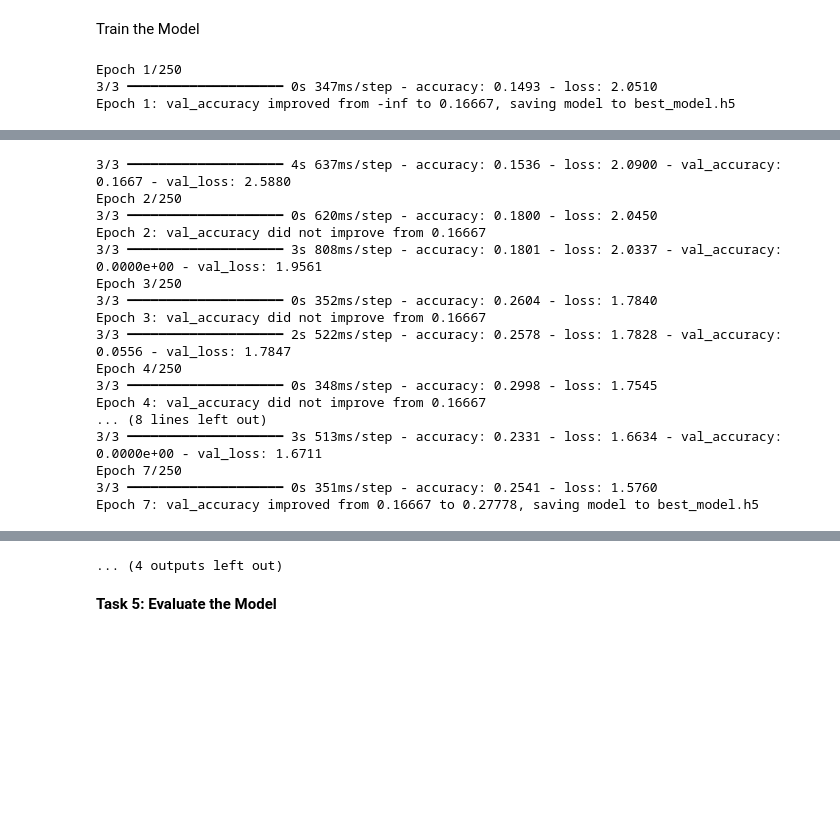
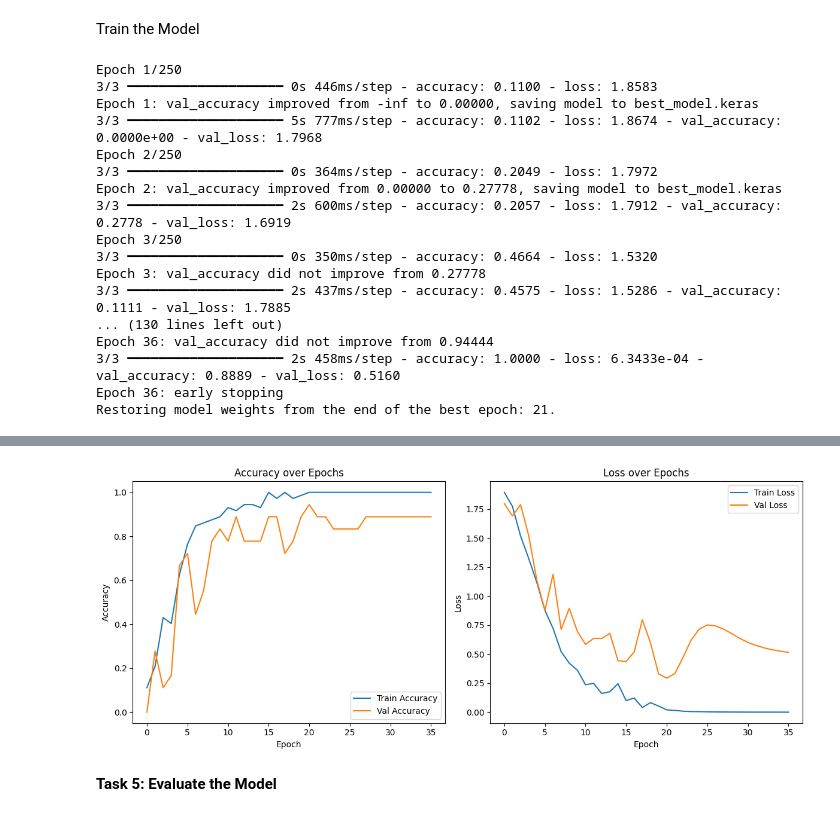
Before and after one commit to Bikku-hub7/AI-Machine-Learnig, a Jupyter notebook: worksheet_5.ipynb, the cells around one changed output, grey strips where cells are left out. Saved outputs shown, nothing was run; the diff lists cells and outputs as text; code cells hidden in the pictures; blank space fills up the shorter version.

```diff
--- a/worksheet_5.ipynb
+++ b/worksheet_5.ipynb
@@ -10,37 +10,45 @@ import tensorflow as tf
 from tensorflow import keras
 from tensorflow.keras import layers
 import numpy as np
+
 # Load a sample dataset (MNIST for simplicity)
 (x_train, y_train), (x_test, y_test) = keras.datasets.mnist.load_data()
+
 # Normalize and reshape data
 x_train = x_train.astype("float32") / 255.0
 x_test = x_test.astype("float32") / 255.0
-x_train = np.expand_dims(x_train, axis=-1) # Add channel dimension
+x_train = np.expand_dims(x_train, axis=-1)  # Add channel dimension
 x_test = np.expand_dims(x_test, axis=-1)
-# Define a simple CNN model
+
+# Define a simple CNN model with an explicit Input layer
 model = keras.Sequential([
-layers.Conv2D(32, (3, 3), activation="relu", input_shape=(28, 28, 1)),
-layers.MaxPooling2D((2, 2)),
-layers.Conv2D(64, (3, 3), activation="relu"),
-layers.MaxPooling2D((2, 2)),
-layers.Flatten(),
-layers.Dense(128, activation="relu"),
-layers.Dense(10, activation="softmax") # 10 classes for MNIST digits
+    keras.Input(shape=(28, 28, 1)),  # Explicit Input layer
+    layers.Conv2D(32, (3, 3), activation="relu"),
+    layers.MaxPooling2D((2, 2)),
+    layers.Conv2D(64, (3, 3), activation="relu"),
+    layers.MaxPooling2D((2, 2)),
+    layers.Flatten(),
+    layers.Dense(128, activation="relu"),
+    layers.Dense(10, activation="softmax")  # 10 classes for MNIST digits
 ])
+
 # Compile the model
 model.compile(optimizer="adam",
-
-loss="sparse_categorical_crossentropy",
-metrics=["accuracy"])
+              loss="sparse_categorical_crossentropy",
+              metrics=["accuracy"])
 
 # Train the model
 model.fit(x_train, y_train, epochs=5, batch_size=32, validation_data=(x_test, y_test))
+
 # Evaluate the model
 test_loss, test_acc = model.evaluate(x_test, y_test)
 print(f"Test accuracy: {test_acc:.4f}")
+
 # Make predictions
 predictions = model.predict(x_test[:5])
 predicted_labels = np.argmax(predictions, axis=1)
+
+# Print results
 print("Predicted labels:", predicted_labels)
 print("Actual labels: ", y_test[:5])
 # %% [output]
@@ -315,7 +321,7 @@ from sklearn.metrics import classification_report
 
 callbacks = [
     tf.keras.callbacks.ModelCheckpoint(
-        filepath='best_model.h5',
+        filepath='best_model.keras',
         monitor='val_accuracy',
         save_best_only=True,
         mode='max',
@@ -364,5 +370,19 @@ plt.tight_layout()
 plt.show()
 # %% [output]
 Epoch 1/250
-3/3 ━━━━━━━━━━━━━━━━━━━━ 0s 347ms/step - accuracy: 0.1493 - loss: 2.0510
-Epoch 1: val_accuracy improved from -inf to 0.16667, saving model to best_model.h5
+3/3 ━━━━━━━━━━━━━━━━━━━━ 0s 446ms/step - accuracy: 0.1100 - loss: 1.8583
+Epoch 1: val_accuracy improved from -inf to 0.00000, saving model to best_model.keras
+3/3 ━━━━━━━━━━━━━━━━━━━━ 5s 777ms/step - accuracy: 0.1102 - loss: 1.8674 - val_accuracy: 0.0000e+00 - val_loss: 1.7968
+Epoch 2/250
+3/3 ━━━━━━━━━━━━━━━━━━━━ 0s 364ms/step - accuracy: 0.2049 - loss: 1.7972
+Epoch 2: val_accuracy improved from 0.00000 to 0.27778, saving model to best_model.keras
+3/3 ━━━━━━━━━━━━━━━━━━━━ 2s 600ms/step - accuracy: 0.2057 - loss: 1.7912 - val_accuracy: 0.2778 - val_loss: 1.6919
+Epoch 3/250
+3/3 ━━━━━━━━━━━━━━━━━━━━ 0s 350ms/step - accuracy: 0.4664 - loss: 1.5320
+Epoch 3: val_accuracy did not improve from 0.27778
+3/3 ━━━━━━━━━━━━━━━━━━━━ 2s 437ms/step - accuracy: 0.4575 - loss: 1.5286 - val_accuracy: 0.1111 - val_loss: 1.7885
+... (130 lines left out)
+Epoch 36: val_accuracy did not improve from 0.94444
+3/3 ━━━━━━━━━━━━━━━━━━━━ 2s 458ms/step - accuracy: 1.0000 - loss: 6.3433e-04 - val_accuracy: 0.8889 - val_loss: 0.5160
+Epoch 36: early stopping
+Restoring model weights from the end of the best epoch: 21.
@@ -370,17 +388,0 @@ WARNING:absl:You are saving your model as an HDF5 file via `model.save()` or `ke
-3/3 ━━━━━━━━━━━━━━━━━━━━ 4s 637ms/step - accuracy: 0.1536 - loss: 2.0900 - val_accuracy: 0.1667 - val_loss: 2.5880
-Epoch 2/250
-3/3 ━━━━━━━━━━━━━━━━━━━━ 0s 620ms/step - accuracy: 0.1800 - loss: 2.0450
-Epoch 2: val_accuracy did not improve from 0.16667
-3/3 ━━━━━━━━━━━━━━━━━━━━ 3s 808ms/step - accuracy: 0.1801 - loss: 2.0337 - val_accuracy: 0.0000e+00 - val_loss: 1.9561
-Epoch 3/250
-3/3 ━━━━━━━━━━━━━━━━━━━━ 0s 352ms/step - accuracy: 0.2604 - loss: 1.7840
-Epoch 3: val_accuracy did not improve from 0.16667
-3/3 ━━━━━━━━━━━━━━━━━━━━ 2s 522ms/step - accuracy: 0.2578 - loss: 1.7828 - val_accuracy: 0.0556 - val_loss: 1.7847
-Epoch 4/250
-3/3 ━━━━━━━━━━━━━━━━━━━━ 0s 348ms/step - accuracy: 0.2998 - loss: 1.7545
-Epoch 4: val_accuracy did not improve from 0.16667
-... (8 lines left out)
-3/3 ━━━━━━━━━━━━━━━━━━━━ 3s 513ms/step - accuracy: 0.2331 - loss: 1.6634 - val_accuracy: 0.0000e+00 - val_loss: 1.6711
-Epoch 7/250
-3/3 ━━━━━━━━━━━━━━━━━━━━ 0s 351ms/step - accuracy: 0.2541 - loss: 1.5760
-Epoch 7: val_accuracy improved from 0.16667 to 0.27778, saving model to best_model.h5
@@ -412,4 +389,4 @@ WARNING:absl:You are saving your model as an HDF5 file via `model.save()` or `ke
-... (4 outputs left out)
+[figure, added]
 # %% [markdown]
 **Task 5: Evaluate the Model**
 # %%
```
Also changed, not shown: parts of 8 cells of this notebook, 1 other file.
